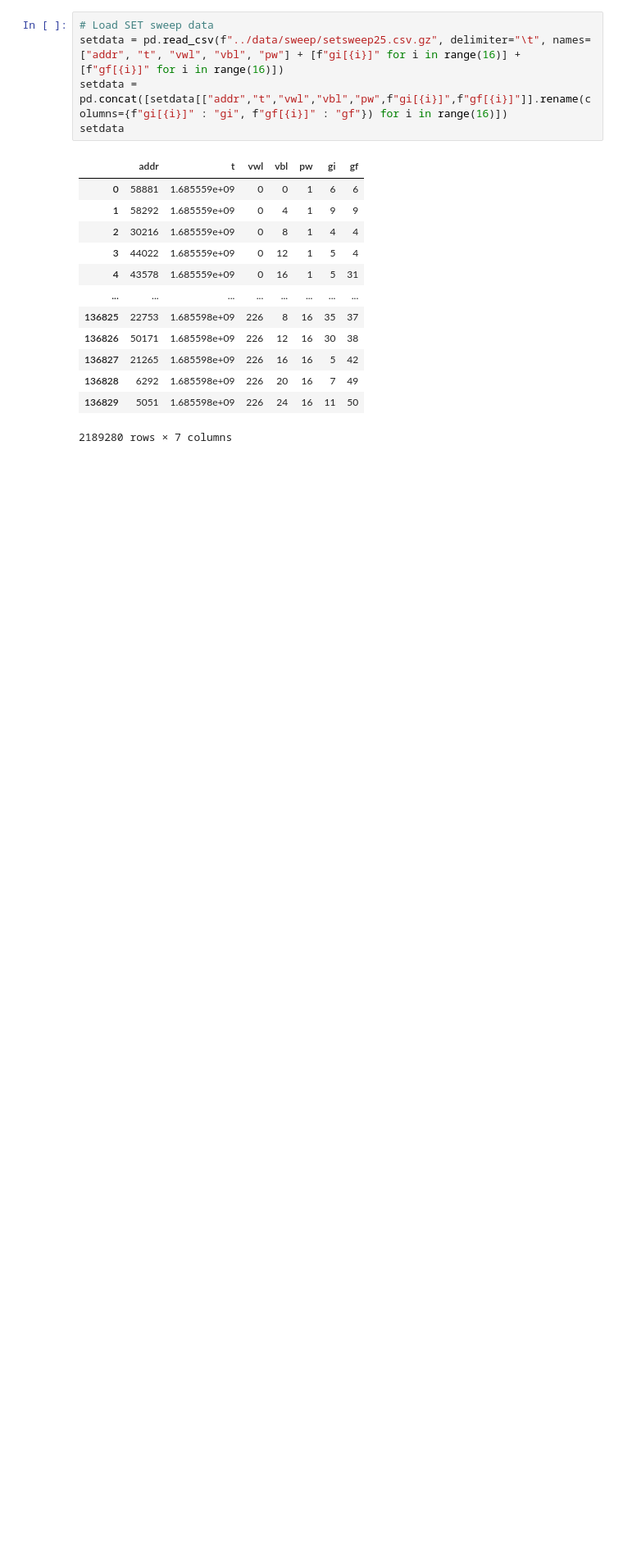
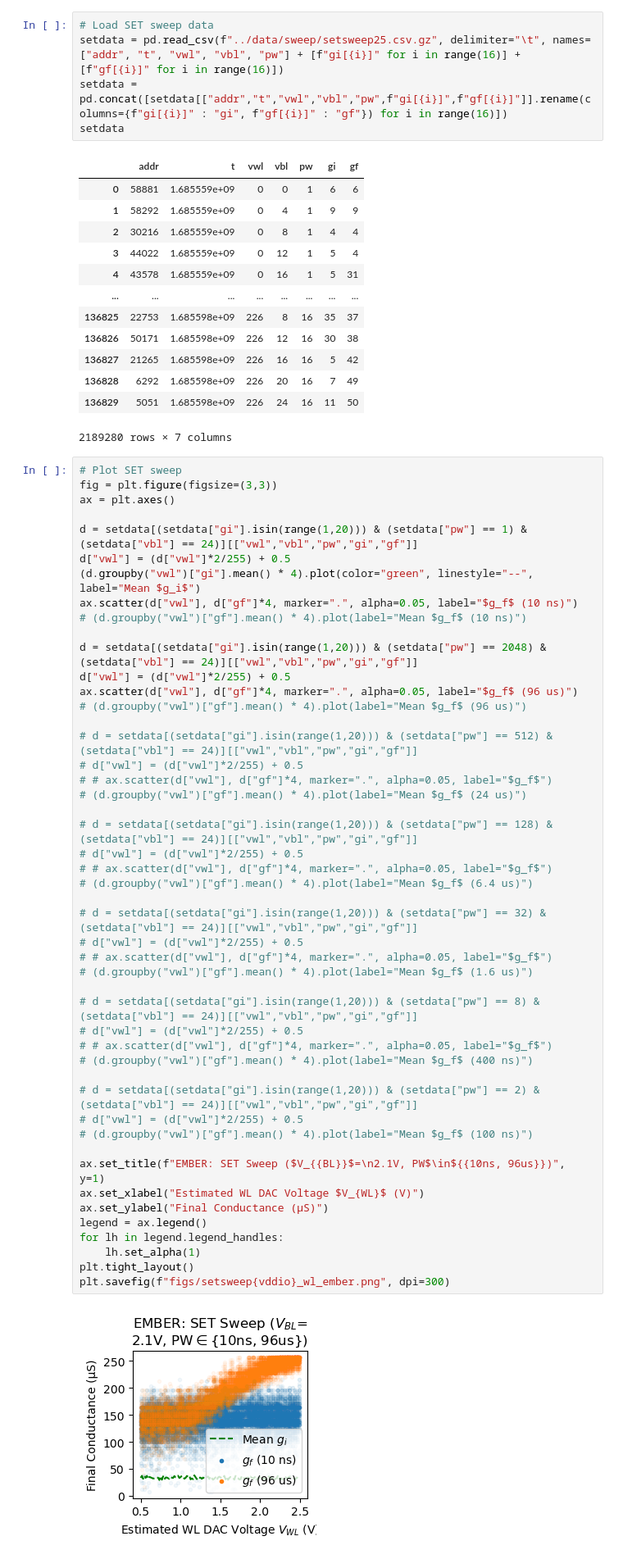
Before and after one commit to akashlevy/ember-python, a Jupyter notebook: analysis/sweeps_wl.ipynb, the cells around one changed output. Shown at 82% size. Saved outputs shown, nothing was run; the diff lists cells and outputs as text; blank space fills up the shorter version.

```diff
--- a/analysis/sweeps_wl.ipynb
+++ b/analysis/sweeps_wl.ipynb
@@ -31,3 +31,53 @@ setdata
 | 136828 | 6292 | 1.685598e+09 | 226 | 20 | 16 | 7 | 49 |
 | 136829 | 5051 | 1.685598e+09 | 226 | 24 | 16 | 11 | 50 |
 2189280 rows × 7 columns
+# %%
+# Plot SET sweep
+fig = plt.figure(figsize=(3,3))
+ax = plt.axes()
+
+d = setdata[(setdata["gi"].isin(range(1,20))) & (setdata["pw"] == 1) & (setdata["vbl"] == 24)][["vwl","vbl","pw","gi","gf"]]
+d["vwl"] = (d["vwl"]*2/255) + 0.5
+(d.groupby("vwl")["gi"].mean() * 4).plot(color="green", linestyle="--", label="Mean $g_i$")
+ax.scatter(d["vwl"], d["gf"]*4, marker=".", alpha=0.05, label="$g_f$ (10 ns)")
+# (d.groupby("vwl")["gf"].mean() * 4).plot(label="Mean $g_f$ (10 ns)")
+
+d = setdata[(setdata["gi"].isin(range(1,20))) & (setdata["pw"] == 2048) & (setdata["vbl"] == 24)][["vwl","vbl","pw","gi","gf"]]
+d["vwl"] = (d["vwl"]*2/255) + 0.5
+ax.scatter(d["vwl"], d["gf"]*4, marker=".", alpha=0.05, label="$g_f$ (96 us)")
+# (d.groupby("vwl")["gf"].mean() * 4).plot(label="Mean $g_f$ (96 us)")
+
+# d = setdata[(setdata["gi"].isin(range(1,20))) & (setdata["pw"] == 512) & (setdata["vbl"] == 24)][["vwl","vbl","pw","gi","gf"]]
+# d["vwl"] = (d["vwl"]*2/255) + 0.5
+# # ax.scatter(d["vwl"], d["gf"]*4, marker=".", alpha=0.05, label="$g_f$")
+# (d.groupby("vwl")["gf"].mean() * 4).plot(label="Mean $g_f$ (24 us)")
+
+# d = setdata[(setdata["gi"].isin(range(1,20))) & (setdata["pw"] == 128) & (setdata["vbl"] == 24)][["vwl","vbl","pw","gi","gf"]]
+# d["vwl"] = (d["vwl"]*2/255) + 0.5
+# # ax.scatter(d["vwl"], d["gf"]*4, marker=".", alpha=0.05, label="$g_f$")
+# (d.groupby("vwl")["gf"].mean() * 4).plot(label="Mean $g_f$ (6.4 us)")
+
+# d = setdata[(setdata["gi"].isin(range(1,20))) & (setdata["pw"] == 32) & (setdata["vbl"] == 24)][["vwl","vbl","pw","gi","gf"]]
+# d["vwl"] = (d["vwl"]*2/255) + 0.5
+# # ax.scatter(d["vwl"], d["gf"]*4, marker=".", alpha=0.05, label="$g_f$")
+# (d.groupby("vwl")["gf"].mean() * 4).plot(label="Mean $g_f$ (1.6 us)")
+
+# d = setdata[(setdata["gi"].isin(range(1,20))) & (setdata["pw"] == 8) & (setdata["vbl"] == 24)][["vwl","vbl","pw","gi","gf"]]
+# d["vwl"] = (d["vwl"]*2/255) + 0.5
+# # ax.scatter(d["vwl"], d["gf"]*4, marker=".", alpha=0.05, label="$g_f$")
+# (d.groupby("vwl")["gf"].mean() * 4).plot(label="Mean $g_f$ (400 ns)")
+
+# d = setdata[(setdata["gi"].isin(range(1,20))) & (setdata["pw"] == 2) & (setdata["vbl"] == 24)][["vwl","vbl","pw","gi","gf"]]
+# d["vwl"] = (d["vwl"]*2/255) + 0.5
+# (d.groupby("vwl")["gf"].mean() * 4).plot(label="Mean $g_f$ (100 ns)")
+
+ax.set_title(f"EMBER: SET Sweep ($V_{{BL}}$=\n2.1V, PW$\in${{10ns, 96us}})", y=1)
+ax.set_xlabel("Estimated WL DAC Voltage $V_{WL}$ (V)")
+ax.set_ylabel("Final Conductance (μS)")
+legend = ax.legend()
+for lh in legend.legend_handles:
+    lh.set_alpha(1)
+plt.tight_layout()
+plt.savefig(f"figs/setsweep{vddio}_wl_ember.png", dpi=300)
+# %% [output]
+[figure, added]
```
Also changed, not shown: parts of 5 cells of this notebook, 21 other files.
